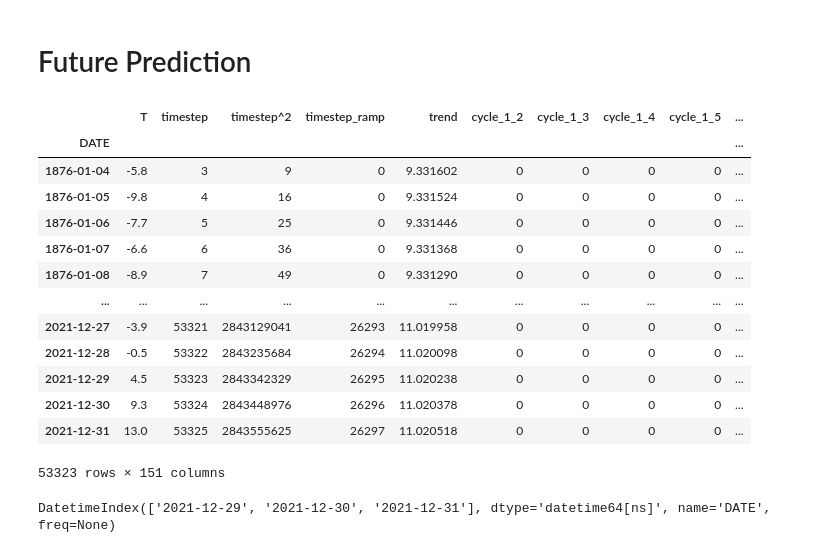
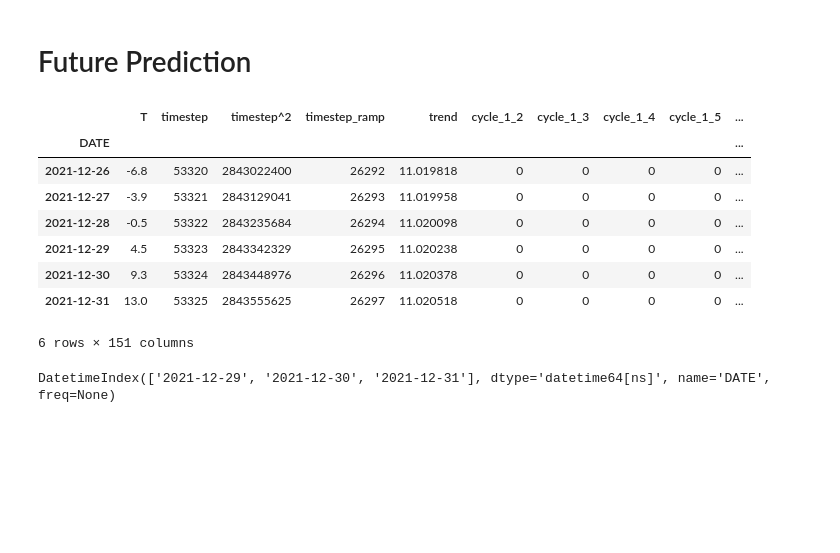
Before and after one commit to MariaDragoumi/Spiced_projects, a Jupyter notebook: workdir_maria/week07/temperature_prediction_with_future.ipynb, the cells around one changed output. Saved outputs shown, nothing was run; the diff lists cells and outputs as text; code cells hidden in the pictures; blank space fills up the shorter version.

```diff
--- a/workdir_maria/week07/temperature_prediction_with_future.ipynb
+++ b/workdir_maria/week07/temperature_prediction_with_future.ipynb
@@ -621,22 +621,17 @@ df['pred_final']= m_final.predict(X_train_f)
 # %% [markdown]
 # Future Prediction
 # %%
-df
+df.tail(6)
 # %% [output]
 |  | T | timestep | timestep^2 | timestep_ramp | trend | cycle_1_2 | cycle_1_3 | cycle_1_4 | cycle_1_5 | ... |
 | DATE |  |  |  |  |  |  |  |  |  | ... |
-| 1876-01-04 | -5.8 | 3 | 9 | 0 | 9.331602 | 0 | 0 | 0 | 0 | ... |
-| 1876-01-05 | -9.8 | 4 | 16 | 0 | 9.331524 | 0 | 0 | 0 | 0 | ... |
-| 1876-01-06 | -7.7 | 5 | 25 | 0 | 9.331446 | 0 | 0 | 0 | 0 | ... |
-| 1876-01-07 | -6.6 | 6 | 36 | 0 | 9.331368 | 0 | 0 | 0 | 0 | ... |
-| 1876-01-08 | -8.9 | 7 | 49 | 0 | 9.331290 | 0 | 0 | 0 | 0 | ... |
-| ... | ... | ... | ... | ... | ... | ... | ... | ... | ... | ... |
+| 2021-12-26 | -6.8 | 53320 | 2843022400 | 26292 | 11.019818 | 0 | 0 | 0 | 0 | ... |
 | 2021-12-27 | -3.9 | 53321 | 2843129041 | 26293 | 11.019958 | 0 | 0 | 0 | 0 | ... |
 | 2021-12-28 | -0.5 | 53322 | 2843235684 | 26294 | 11.020098 | 0 | 0 | 0 | 0 | ... |
 | 2021-12-29 | 4.5 | 53323 | 2843342329 | 26295 | 11.020238 | 0 | 0 | 0 | 0 | ... |
 | 2021-12-30 | 9.3 | 53324 | 2843448976 | 26296 | 11.020378 | 0 | 0 | 0 | 0 | ... |
 | 2021-12-31 | 13.0 | 53325 | 2843555625 | 26297 | 11.020518 | 0 | 0 | 0 | 0 | ... |
-53323 rows × 151 columns
+6 rows × 151 columns
 # %%
 df.iloc[-3:].index
 # %% [output]
```
Also changed, not shown: parts of 3 cells of this notebook.
